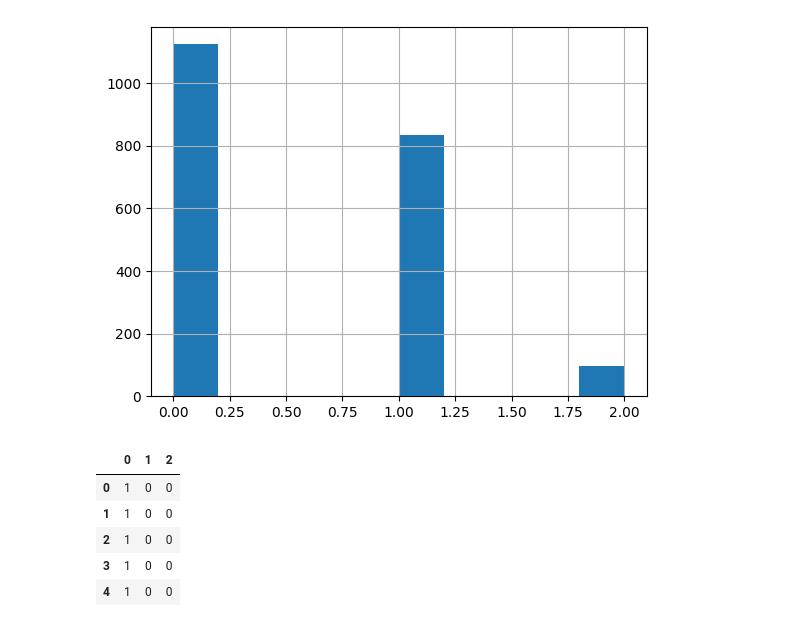
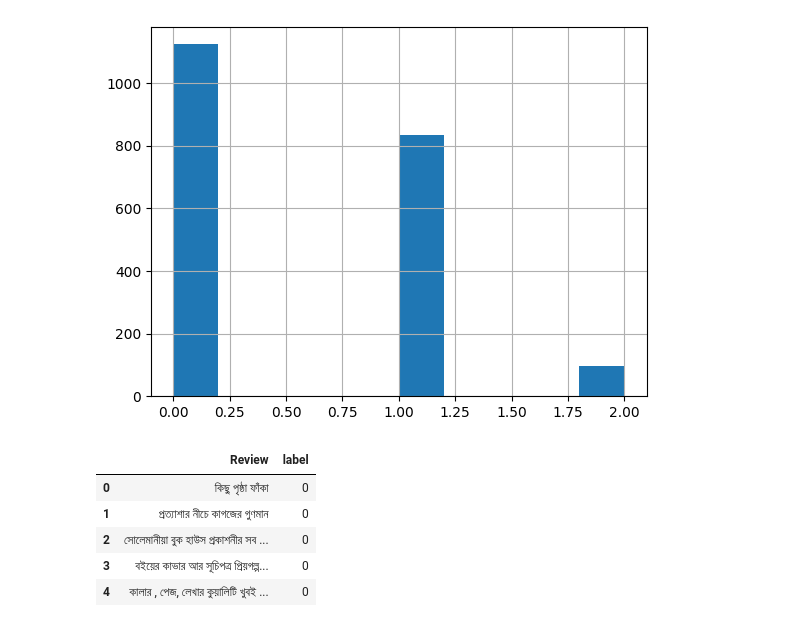
Before and after one commit to Sirfowahid/Bangla_Contextual_Analysis, a Jupyter notebook: Aspect_Based_Contextual_Analysis_Using_BERT.ipynb, the cells around one changed output. Saved outputs shown, nothing was run; the diff lists cells and outputs as text; code cells hidden in the pictures.

```diff
--- a/Aspect_Based_Contextual_Analysis_Using_BERT.ipynb
+++ b/Aspect_Based_Contextual_Analysis_Using_BERT.ipynb
@@ -86,9 +88,9 @@ new_df = pd.get_dummies(df_mod['label'])
 # %%
-new_df.head()
+df_mod.head()
 # %% [output]
-|  | 0 | 1 | 2 |
-| 0 | 1 | 0 | 0 |
-| 1 | 1 | 0 | 0 |
-| 2 | 1 | 0 | 0 |
-| 3 | 1 | 0 | 0 |
-| 4 | 1 | 0 | 0 |
+|  | Review | label |
+| 0 | কিছু পৃষ্ঠা ফাঁকা | 0 |
+| 1 | প্রত্যাশার নীচে কাগজের গুণমান | 0 |
+| 2 | সোলেমানীয়া বুক হাউস প্রকাশনীর সব ... | 0 |
+| 3 | বইয়ের কাভার আর সূচিপত্র প্রিয়গল্প... | 0 |
+| 4 | কালার , পেজ, লেখার কুয়ালিটি খুবই ... | 0 |
```
Also changed, not shown: parts of 25 cells of this notebook.
